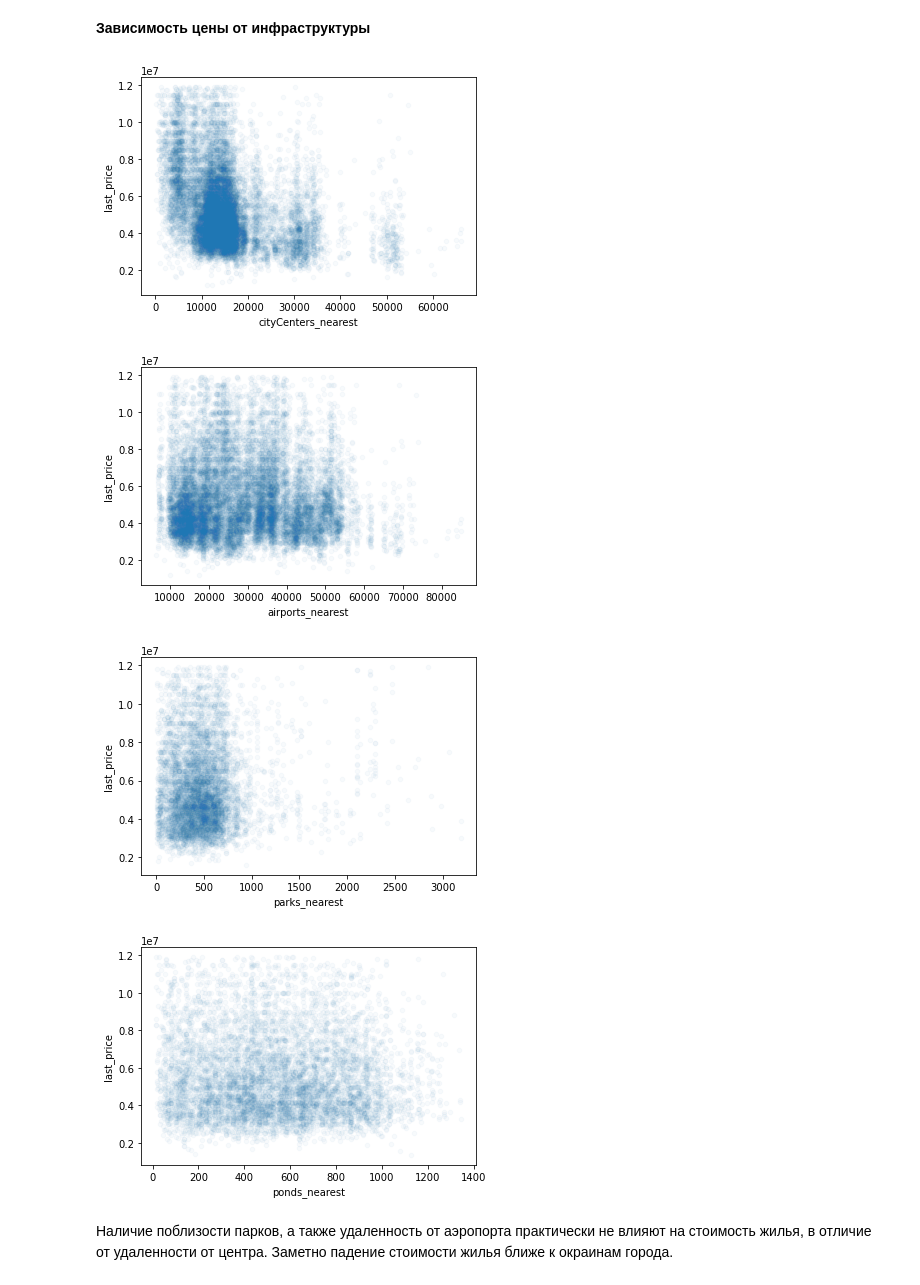
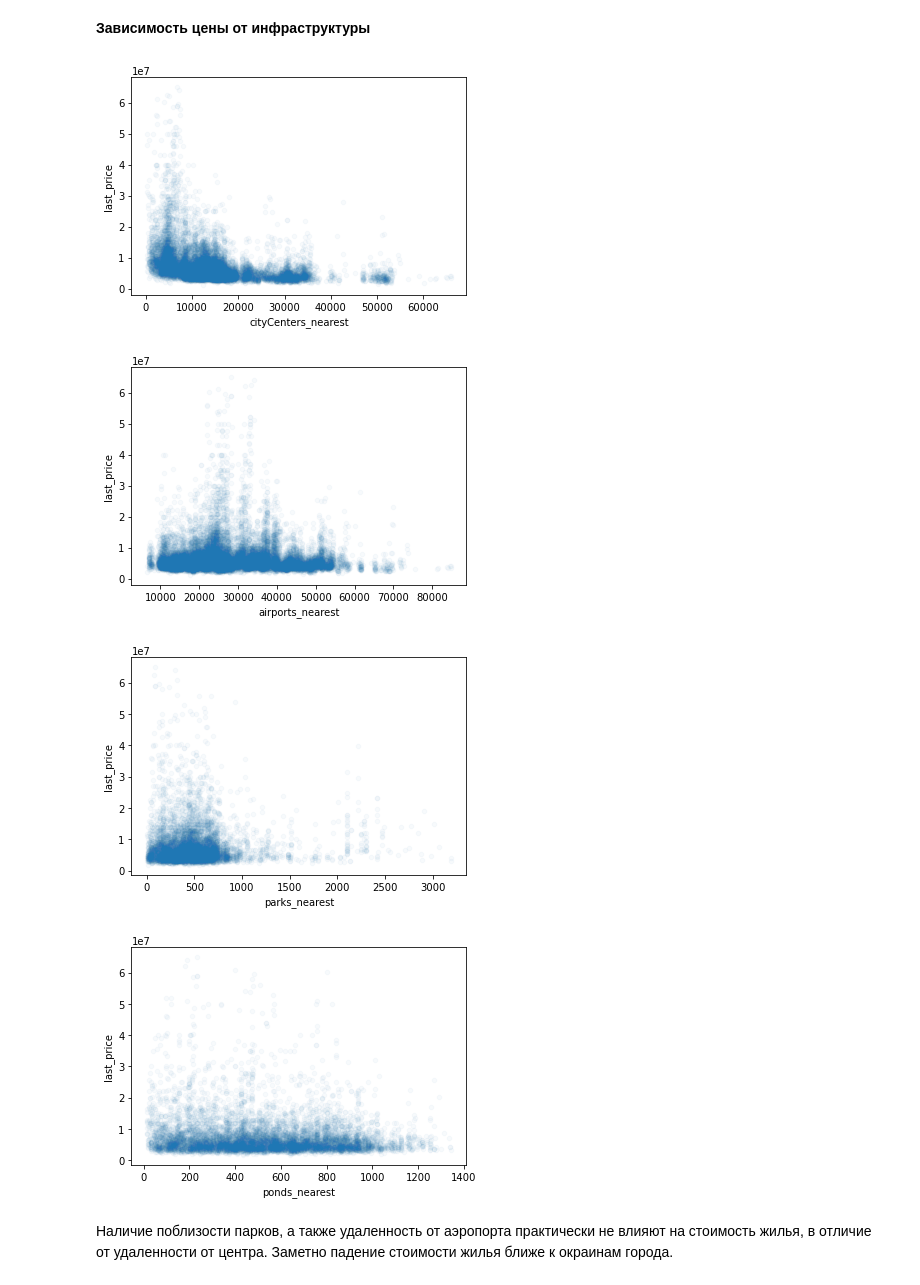
Before and after one commit to Alexman507/yandex_practicum_projects, a Jupyter notebook: real_estate/real_estate.ipynb, the cells around one changed output. Cells and saved outputs as stored; diff of their text form; code cells hidden in the pictures.

```diff
--- a/real_estate/real_estate.ipynb
+++ b/real_estate/real_estate.ipynb
@@ -232,4 +456,4 @@ locality_name
 село Шум                  1
 Name: last_price, Length: 364, dtype: int64
 # %%
-df['locality_name'].fillna('Санкт-Петербург', inplace = True)
+df['locality_name'].fillna('Неизвестно', inplace = True)
@@ -331,0 +789,13 @@ array(['69-й километр', 'Агалатово', 'Александровс
+# %%
+to_filter = ['rooms', 'total_area', 'ceiling_height',
+             'days_exposition', 'last_price', 'living_area',
+             'kitchen_area', 'floor', 'floors_total']
+
+for col in to_filter:
+    top_filter = df[col].quantile(.9976)
+    df = df[df[col] <= top_filter]
+
+    bottom_filter = df[col].quantile(.01)
+    df = df[df[col] >= bottom_filter]
+
+df.info()
@@ -366,6 +870,9 @@ A value is trying to be set on a copy of a slice from a DataFrame
 See the caveats in the documentation: https://pandas.pydata.org/pandas-docs/stable/user_guide/indexing.html#returning-a-view-versus-a-copy
   df.loc[:,'floor_type'][df.loc[:,'floor'] == 1] = 'первый'
 # %%
+# check
 df['floor_type_id'] = 2
-df['floor_type_id'][df['floor_type'] == 'первый'] = 1
-df['floor_type_id'][df['floor_type'] == 'последний'] = 3
+# df['floor_type_id'][df['floor_type'] == 'первый'] = 1
+# df['floor_type_id'][df['floor_type'] == 'последний'] = 3
+df.loc[df['floor_type'] == 'первый', 'floor_type_id'] = 1
+df.loc[df['floor_type'] == 'последний', 'floor_type_id'] = 3
@@ -650,7 +1193,7 @@ corr_area = ['total_area', 'living_area', 'kitchen_area']
 # %%
 for parameter in corr_area:
 
-    df_filtered.plot(kind='scatter',
+    df.plot(kind='scatter',
             x=parameter,
             y='last_price',
             alpha = 0.03
@@ -716,16 +1258,16 @@ median_price_by_foor_type.plot(y='last_price',
 # %%
 infrastructure_list = ['cityCenters_nearest', 'airports_nearest', 'parks_nearest', 'ponds_nearest']
 
 for parameter in infrastructure_list:
-    df_filtered[df_filtered[parameter] > 0].plot(kind='scatter',
-                                                 x=parameter,
-                                                 y='last_price',
-                                                 alpha = 0.03)
+    df[df[parameter] > 0].plot(kind='scatter',
+                               x=parameter,
+                               y='last_price',
+                               alpha = 0.03)
 # %% [output]
-[figure, old version]
+[figure, new version]
-[figure, old version]
+[figure, new version]
-[figure, old version]
+[figure, new version]
-[figure, old version]
+[figure, new version]
 # %% [markdown]
 Наличие поблизости парков, а также удаленность от аэропорта практически не влияют на стоимость жилья, в отличие от удаленности от центра.
 Заметно падение стоимости жилья ближе к окраинам города.
```
Also changed, not shown: parts of 140 cells of this notebook, 1 other file.
